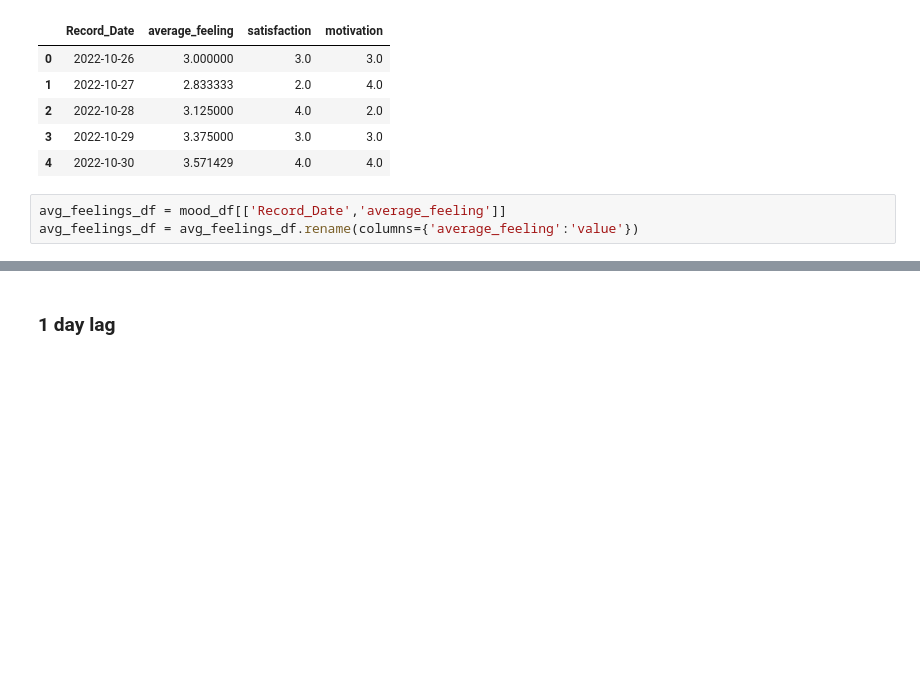
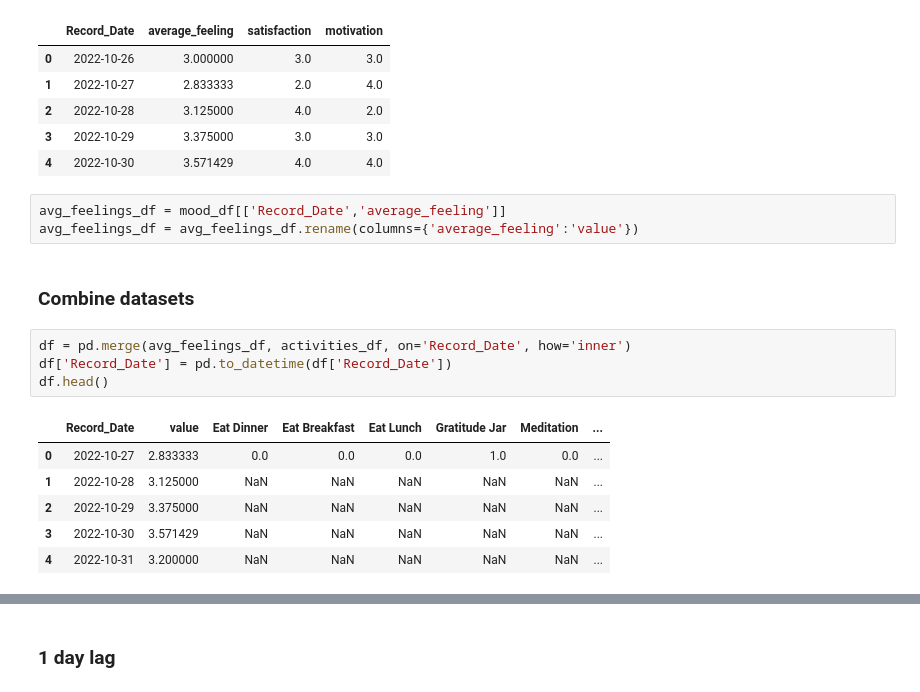
Before and after one commit to kaley-neufeld/Mental-Health-Project, a Jupyter notebook: notebooks/feature_engineering.ipynb, the cells around one changed output, grey strips where cells are left out. Drawn from its saved outputs; the diff is of its cells as text; blank space fills up the shorter version.

```diff
--- a/notebooks/feature_engineering.ipynb
+++ b/notebooks/feature_engineering.ipynb
@@ -41,3 +43,16 @@ mood_df.head()
 # %%
 avg_feelings_df = mood_df[['Record_Date','average_feeling']]
 avg_feelings_df = avg_feelings_df.rename(columns={'average_feeling':'value'})
+# %% [markdown]
+### Combine datasets
+# %%
+df = pd.merge(avg_feelings_df, activities_df, on='Record_Date', how='inner')
+df['Record_Date'] = pd.to_datetime(df['Record_Date'])
+df.head()
+# %% [output]
+|  | Record_Date | value | Eat Dinner | Eat Breakfast | Eat Lunch | Gratitude Jar | Meditation | ... |
+| 0 | 2022-10-27 | 2.833333 | 0.0 | 0.0 | 0.0 | 1.0 | 0.0 | ... |
+| 1 | 2022-10-28 | 3.125000 | NaN | NaN | NaN | NaN | NaN | ... |
+| 2 | 2022-10-29 | 3.375000 | NaN | NaN | NaN | NaN | NaN | ... |
+| 3 | 2022-10-30 | 3.571429 | NaN | NaN | NaN | NaN | NaN | ... |
+| 4 | 2022-10-31 | 3.200000 | NaN | NaN | NaN | NaN | NaN | ... |
```
Also changed, not shown: parts of 28 cells of this notebook, 2 other files.
